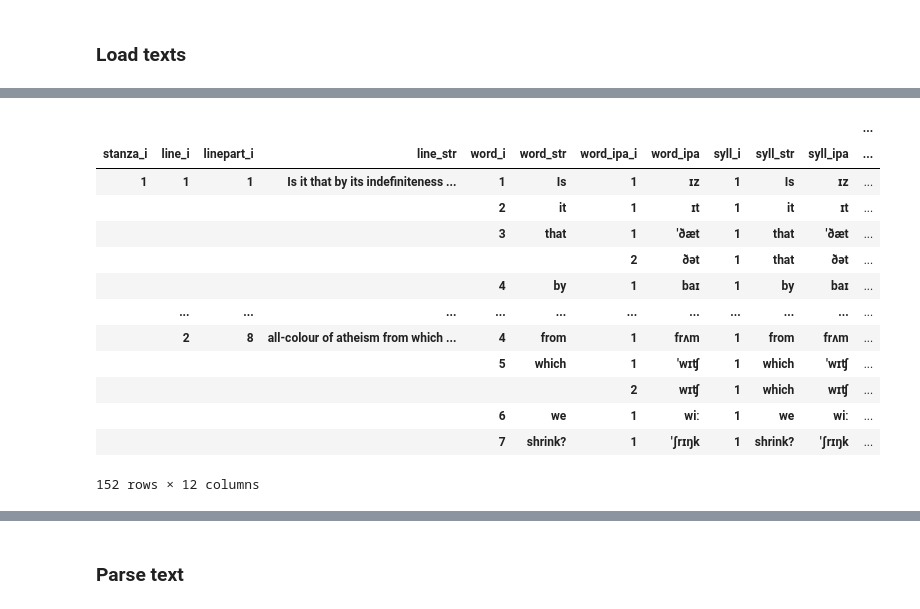
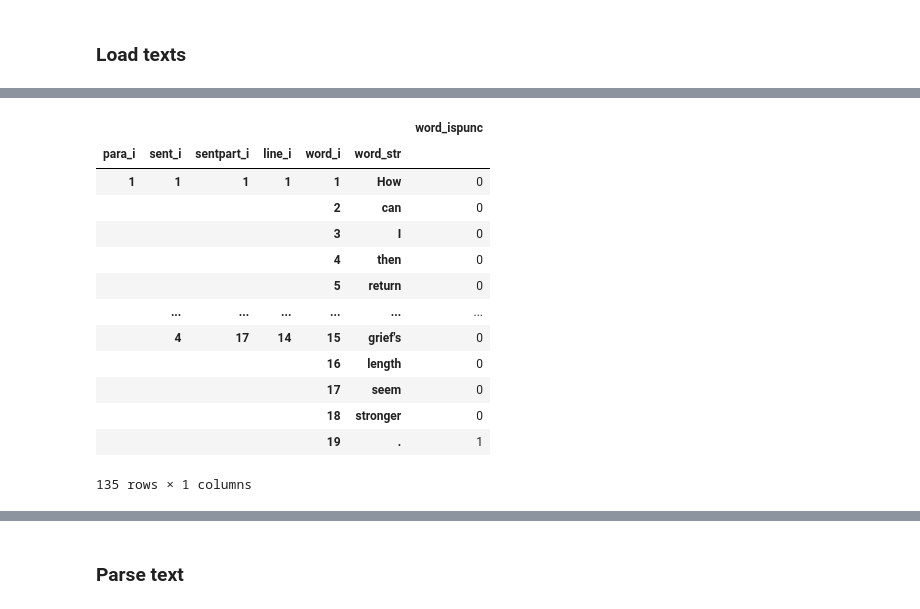
Before and after one commit to quadrismegistus/cadence, a Jupyter notebook: README.ipynb, the cells around one changed output, grey strips where cells are left out. Cells and saved outputs as stored; diff of their text form; code cells hidden in the pictures.

```diff
--- a/README.ipynb
+++ b/README.ipynb
@@ -81,17 +56,18 @@ sonnet.scan()
-# %%
-para.scan()
-# %% [output]
-|  |  |  |  |  |  |  |  |  |  |  | ... |
-| stanza_i | line_i | linepart_i | line_str | word_i | word_str | word_ipa_i | word_ipa | syll_i | syll_str | syll_ipa | ... |
-| 1 | 1 | 1 | Is it that by its indefiniteness ... | 1 | Is | 1 | ɪz | 1 | Is | ɪz | ... |
-|  |  |  |  | 2 | it | 1 | ɪt | 1 | it | ɪt | ... |
-|  |  |  |  | 3 | that | 1 | 'ðæt | 1 | that | 'ðæt | ... |
-|  |  |  |  |  |  | 2 | ðət | 1 | that | ðət | ... |
-|  |  |  |  | 4 | by | 1 | baɪ | 1 | by | baɪ | ... |
-|  | ... | ... | ... | ... | ... | ... | ... | ... | ... | ... | ... |
-|  | 2 | 8 | all-colour of atheism from which ... | 4 | from | 1 | frʌm | 1 | from | frʌm | ... |
-|  |  |  |  | 5 | which | 1 | 'wɪʧ | 1 | which | 'wɪʧ | ... |
-|  |  |  |  |  |  | 2 | wɪʧ | 1 | which | wɪʧ | ... |
-|  |  |  |  | 6 | we | 1 | wiː | 1 | we | wiː | ... |
-|  |  |  |  | 7 | shrink? | 1 | 'ʃrɪŋk | 1 | shrink? | 'ʃrɪŋk | ... |
-152 rows × 12 columns
+# %%
+# Tokenize
+sonnet.words()
+# %% [output]
+|  |  |  |  |  |  | word_ispunc |
+| para_i | sent_i | sentpart_i | line_i | word_i | word_str |  |
+| 1 | 1 | 1 | 1 | 1 | How | 0 |
+|  |  |  |  | 2 | can | 0 |
+|  |  |  |  | 3 | I | 0 |
+|  |  |  |  | 4 | then | 0 |
+|  |  |  |  | 5 | return | 0 |
+|  | ... | ... | ... | ... | ... | ... |
+|  | 4 | 17 | 14 | 15 | grief's | 0 |
+|  |  |  |  | 16 | length | 0 |
+|  |  |  |  | 17 | seem | 0 |
+|  |  |  |  | 18 | stronger | 0 |
+|  |  |  |  | 19 | . | 1 |
+135 rows × 1 columns
```
Also changed, not shown: parts of 23 cells of this notebook, 10 other files.
